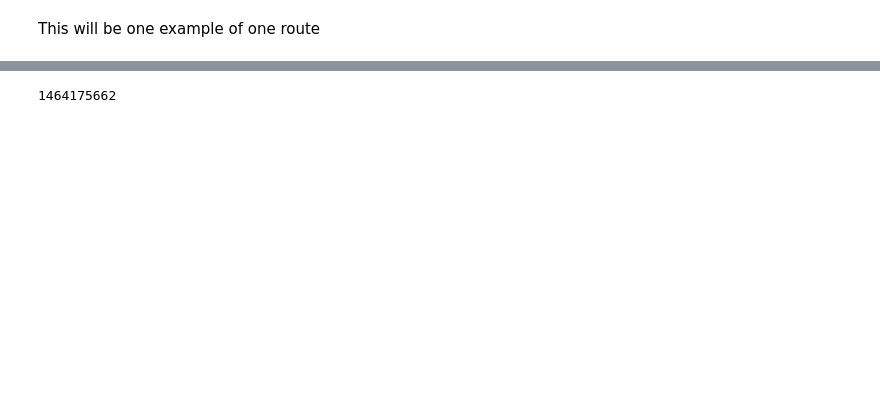
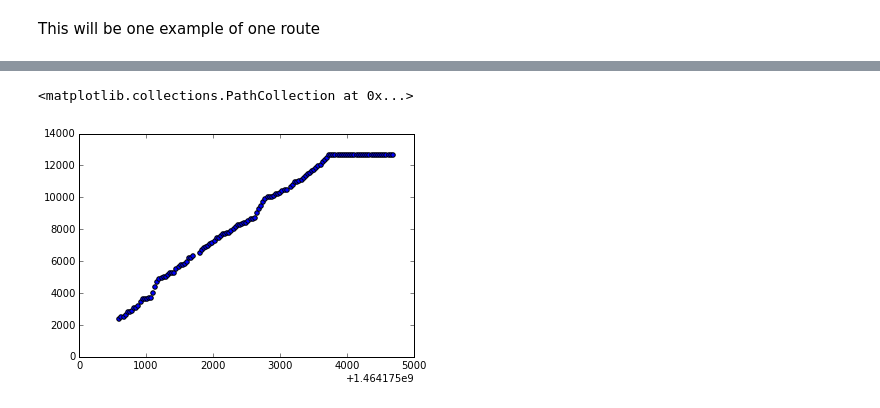
Before and after one commit to sarangof/Bus-Capstone, a Jupyter notebook: interpolation_Experiments.ipynb, the cells around one changed output, grey strips where cells are left out. Saved outputs shown, nothing was run; the diff lists cells and outputs as text; code cells hidden in the pictures; blank space fills up the shorter version.

Commit message:
Experiment with one line. Dwell time missing.

```diff
--- a/interpolation_Experiments.ipynb
+++ b/interpolation_Experiments.ipynb
@@ -193,24 +59,0 @@ trip_shapes.head()
-# %%
-avl_data = avl_long
-radius = 0.01
-trip_id = "FB_B6-Weekday-SDon-043400_B41_16"
-lat, lon = 40.6763783,-73.983488
-
-trip_stop_times = stop_times.loc[trip_id]
-lookup = 'MTA NYCT_' + trip_id # lookup string used to query AVL data
-avl_subset = avl_data.query('Trip == @lookup')
-#print avl_subset
-points = zip(avl_subset.Longitude.ravel(), avl_subset.Latitude.ravel())
-tree = spatial.KDTree(points) # implement KDTree class
-lookup_point = [lon,lat]
-nearby_points = tree.query_ball_point(lookup_point, radius)
-#print nearby_points
-locations = avl_subset.iloc[nearby_points][['Latitude','Longitude']]
-times = avl_subset.iloc[nearby_points].index.get_level_values('RecordedAtTime')
-df = pd.DataFrame(avl_subset.iloc[nearby_points][['Latitude','Longitude']])
-df['RecordedAtTime'] = times
-df = df.set_index(['RecordedAtTime'])
-#resampled = df.resample('S').interpolate()
-return df#resampled
-
-time_at_location(lat,lon,trip_id,avl_data,stop_times,radius)
@@ -248,9 +74,13 @@ for stp in stops_ex:
-# %%
-
-
-date_time = '2016-05-25T07:27:42.111-04:00'
-pattern = '%Y-%m-%dT%H:%M:%S'
-epoch = int(time.mktime(time.strptime(date_time[:-10], pattern)))
-print epoch
-# %% [output]
-1464175662
+# %%
+#n = len(avl_data.index)
+pattern = '%Y-%m-%dT%H:%M:%S'
+inter_stops = pd.DataFrame([],columns = ["DistAlongRoute","TimeStamp"])
+inter_stops['DistAlongRoute'] = avl_data.CallDistAlongRoute - avl_data.DistFromCall
+inter_stops['TimeStamp'] = avl_data.index.get_level_values('RecordedAtTime')
+inter_stops['TimeStamp'] = inter_stops['TimeStamp'].apply(lambda x: int(time.mktime(time.strptime(x[:-10], pattern))))
+inter_stops = inter_stops.reset_index()
+# %%
+plt.scatter(inter_stops.TimeStamp,inter_stops.DistAlongRoute)
+# %% [output]
+<matplotlib.collections.PathCollection at 0x...>
+[figure, added]
```
Also changed, not shown: parts of 21 cells of this notebook.
